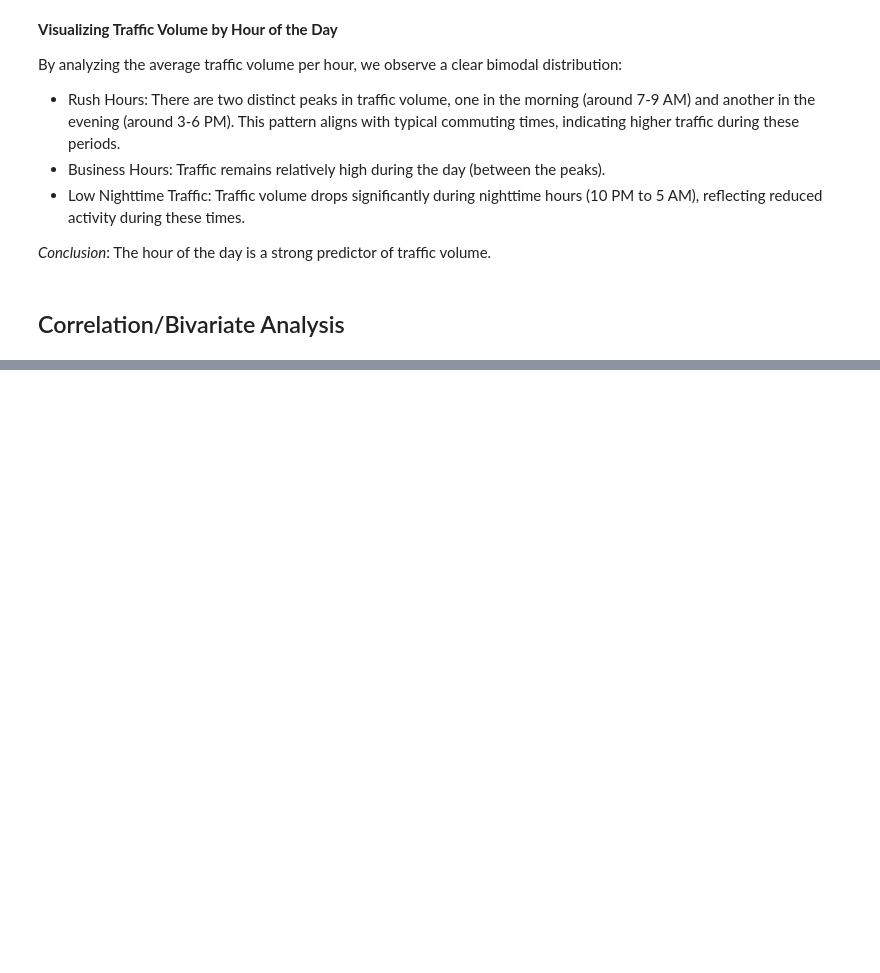
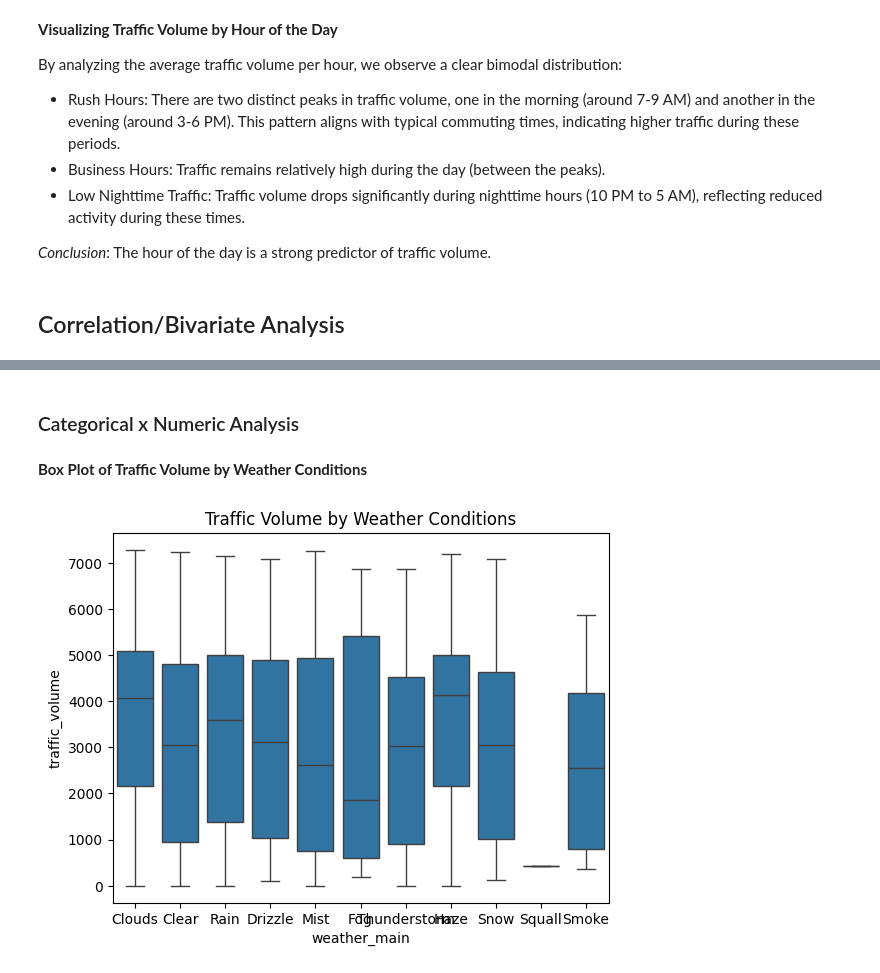
Before and after one commit to LuizCorrei4/predict-traffic-volume, a Jupyter notebook: notebooks/01-exploration.ipynb, the cells around one changed output, grey strips where cells are left out. Cells and saved outputs as stored; diff of their text form; code cells hidden in the pictures; blank space fills up the shorter version.

```diff
--- a/notebooks/01-exploration.ipynb
+++ b/notebooks/01-exploration.ipynb
@@ -965,0 +997,10 @@ By analyzing the average traffic volume per hour, we observe a clear bimodal dis
+# %% [markdown]
+### Categorical x Numeric Analysis
+# %% [markdown]
+**Box Plot of Traffic Volume by Weather Conditions**
+# %%
+sns.boxplot(data=df, x='weather_main', y='traffic_volume')
+plt.title('Traffic Volume by Weather Conditions')
+plt.show()
+# %% [output]
+[figure, added]
```
Also changed, not shown: parts of 8 cells of this notebook, 16 other files.
